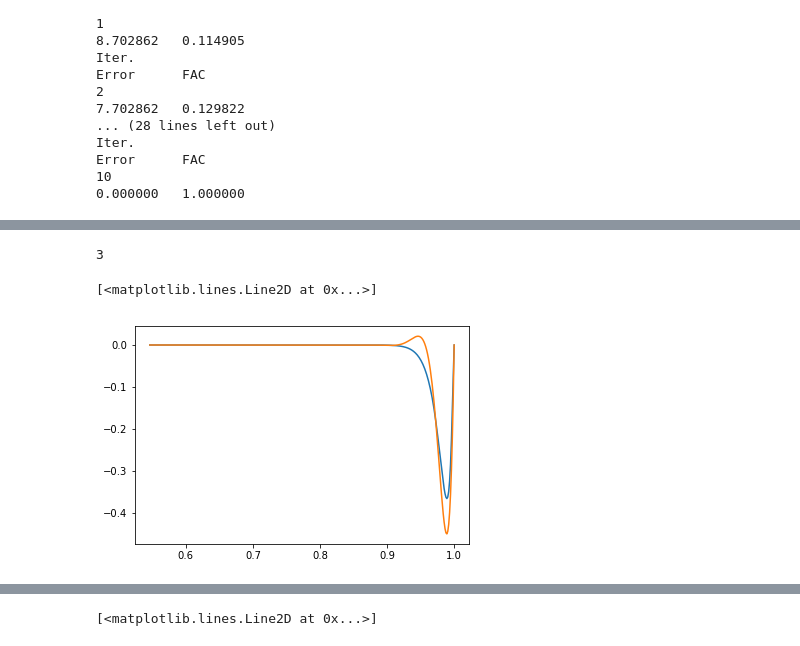
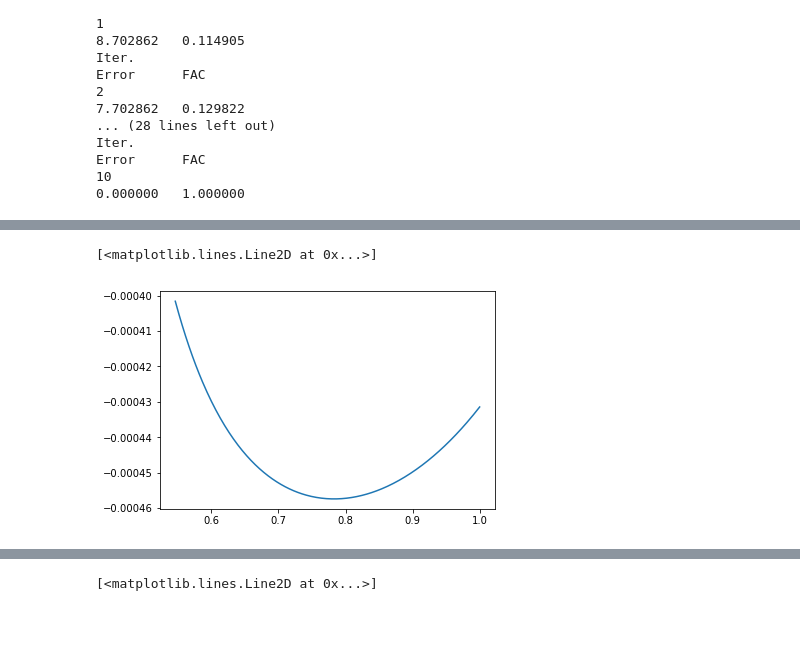
Before and after one commit to skachuck/giapy, a Jupyter notebook: nbs/Viscous_equations.ipynb, the cells around one changed output, grey strips where cells are left out. Drawn from its saved outputs; the diff is of its cells as text; code cells hidden in the pictures.

```diff
--- a/nbs/Viscous_equations.ipynb
+++ b/nbs/Viscous_equations.ipynb
@@ -210,15 +276,17 @@ plt.plot(zarray_smalln_norm, yE2[i], c='r');
 # %%
+
 zmid = 0.5*(zarray_smalln_norm[1:] + zarray_smalln_norm[:-1])
 uV = np.zeros_like(zarray_smalln_norm)
-b = gen_viscb(n, yE2nE.y.T, uV, prem, zmid)
+
+bn = gen_viscb_norm(n, yEn.y, uV, prem, zmid)
 # %%
 difeqVisc = SphericalViscSMat_norm(n, zarray_smalln_norm,
-                                       prem, Q=1, b=b)
+                                       prem, Q=1, b=bn)
 indexv = np.array([2,3,0,1])
 scalvVisc = np.array([1, 1, 1, 1])
 slowc = 1
 start = (scalvVisc*np.ones((4, len(zarray_smalln_norm))).T).T
-yE2nb = solvde(500, 1e-10, slowc, scalvVisc, indexv, 2,
+yVnb = solvde(500, 1e-10, slowc, scalvVisc, indexv, 2,
                             start, difeqVisc, True, True)
 # %% [output]
 Iter.
@@ -229,3 +297,13 @@ Iter.
 Error      FAC
 1
 0.000000   1.000000
+# %%
+fig, axs = plt.subplots(2,2, figsize=(12,8))
+norms = [2*prem.norms['eta']*(2*n+1)/(g0*re), 2*n*prem.norms['eta']*(2*n+1)/(g0*re), 1/g0, n/g0]
+norms0 = [g0/ (prem.norms['eta']/prem.norms['r']), g0/ (prem.norms['eta']/prem.norms['r']), g0, g0]
+
+for i, ax in enumerate(axs.flatten()):
+    ax.plot(zarray_smalln_norm, yVnb[i]);
+    #ax1 = ax.twinx();
+    ax.plot(zarray_smalln_norm, yVb[i]*norms[i], ls='--')
+    ax.plot(zarray_smalln_norm, yV0[i]*norms0[i]*norms[i], ls='-.')
@@ -231,0 +323,5 @@ Error      FAC
+# %%
+tau = 2*prem.norms['eta']/(rhobar*g0*re) / np.pi/1e10
+times = np.r_[0, np.logspace(-3, 3)]/tau
+out = SphericalEarthOutput(times, zs=zarray_smalln_norm, zsave=zarray_smalln_norm)
+f = SphericalLoveVelocities(prem, zarray_smalln_norm, 2)
@@ -232,10 +386,7 @@ Error      FAC
 # %%
-i += 1
-if i > 3: i=0
-print i
-plt.plot(zarray_smalln_norm, yE2nE[i])
-plt.plot(zarray_smalln_norm, yE2nb[i])
+#i = 0
+i+=1
+plt.plot(zarray_smalln_norm, out.outArray[i,:,1])
 # %% [output]
-3
+[<matplotlib.lines.Line2D at 0x...>]
-[<matplotlib.lines.Line2D at 0x...>]
-[figure, old version]
+[figure, new version]
```
Also changed, not shown: parts of 54 cells of this notebook, 1 other file.
